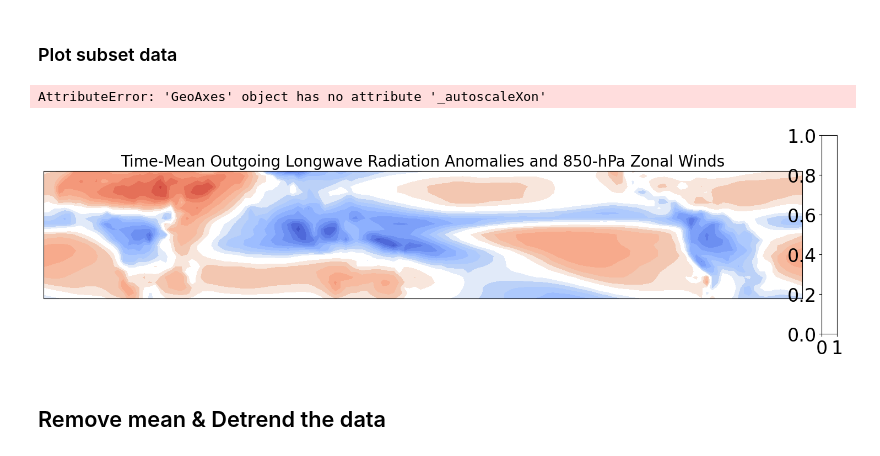
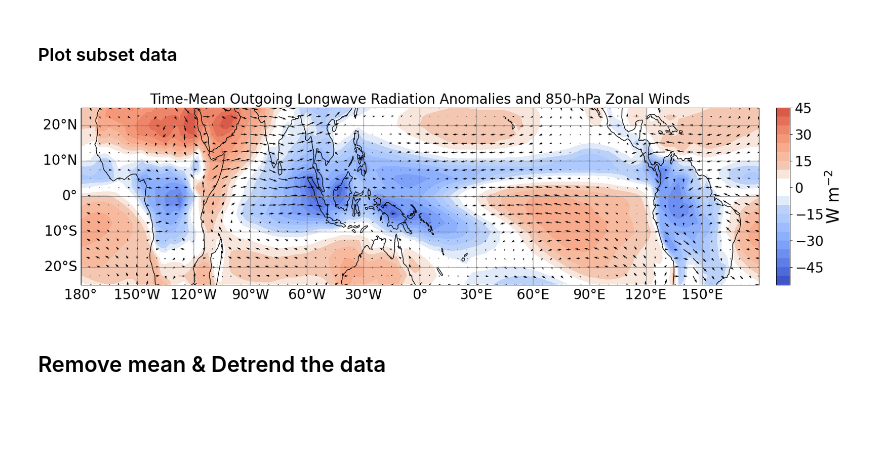
Before and after one commit to spencer-ressel/thesis-work, a Jupyter notebook: python/mjo_data_analysis/mjo_compositing.ipynb, the cells around one changed output. Cells and saved outputs as stored; diff of their text form; code cells hidden in the pictures; blank space fills up the shorter version.

```diff
--- a/python/mjo_data_analysis/mjo_compositing.ipynb
+++ b/python/mjo_data_analysis/mjo_compositing.ipynb
@@ -161,20 +174,24 @@ Detrend the data, remove the annual cycle and the first three harmonics (seasona
 ## Subset Data
 Specifically select the data from times of interest and from tropical latitudes
 # %%
+logger.info("Subset variables")
 variables_subset = {}
-
 for variable in variables_dict:
-    if variable != 'precipitation':
+    logger.info(f"    {variable}...")
+    if variable != 'Precipitation':
         variables_subset[variable] = variables_dict[variable].copy(deep=True)
         variables_subset[variable] = variables_dict[variable].sel(
             time=slice(TIME_MIN, TIME_MAX),
             lat=slice(LATITUDE_SOUTH, LATITUDE_NORTH)
         )
 
-variables_subset['precipitation'] = variables_dict['precipitation'].copy(deep=True).sel(
-    time=slice('1999-01-01T00:00:00.000000000', '2018-12-31T00:00:00.000000000'),
-    lat=slice(LATITUDE_SOUTH, LATITUDE_NORTH)
-)
+if 'Precipitation' in variables_dict:
+    variables_subset['Precipitation'] = variables_dict['Precipitation'].copy(deep=True).sel(
+        time=slice('1999-01-01T00:00:00.000000000', '2018-12-31T00:00:00.000000000'),
+        lat=slice(LATITUDE_SOUTH, LATITUDE_NORTH)
+    )
 
 latitude = latitude.sel(lat=slice(LATITUDE_SOUTH, LATITUDE_NORTH))
 time = time.sel(time=slice(TIME_MIN, TIME_MAX))
+
+logger.info("Finished")
@@ -189,13 +206,13 @@ def calculate_anomalies(variable):
 output_directory = "output/mjo-compositing/"
 plt.style.use('default')
 plt.rcParams.update({'font.size':24})
-cmap_modified = mjo.modified_colormap('coolwarm', 'white', 0.1, 0.1)
+cmap_modified = modified_colormap('coolwarm', 'white', 0.1, 0.1)
 # cmap_modified = 'BrBG'
 coastline_width = 1
 
-outgoing_longwave_radiation_anomalies = calculate_anomalies(variables_subset['outgoing longwave radiation'])
-lower_level_zonal_wind_anomalies = calculate_anomalies(variables_subset['lower level zonal wind'])
-lower_level_meridional_wind_anomalies = calculate_anomalies(variables_subset['lower level meridional wind'])
+outgoing_longwave_radiation_anomalies = variables_subset['Outgoing Longwave Radiation'].stats.standardize(dim=['lat', 'lon'])
+lower_level_zonal_wind_anomalies = variables_subset['Lower Level Zonal Wind'].stats.standardize(dim=['lat', 'lon'])
+lower_level_meridional_wind_anomalies = variables_subset['Lower Level Meridional Wind'].stats.standardize(dim=['lat', 'lon'])
 
 fig = plt.figure(figsize=(16,4))
 gs = GridSpec(1, 2, width_ratios=[1, 0.02], figure=fig)
@@ -212,16 +229,16 @@ cb_ax = fig.add_subplot(gs[1])
 ax.set_title(f"Time-Mean Outgoing Longwave Radiation Anomalies and 850-hPa Zonal Winds", fontsize=20)
 
 # Add cyclic point
-cdata, clon = cutil.add_cyclic_point(
-    outgoing_longwave_radiation_anomalies.mean(dim='time'),
-    coord=outgoing_longwave_radiation_anomalies.lon
+cdata = xarray_utils.add_cyclic_point(
+    outgoing_longwave_radiation_anomalies,
+    dim='lon'
 )
 
 # Plot data
 im = ax.contourf(
-    clon,
-    outgoing_longwave_radiation_anomalies.lat,
-    cdata,
+    cdata.lon,
+    cdata.lat,
+    cdata.mean(dim='time'),
     transform=data_crs,
     cmap=cmap_modified,
     norm=mcolors.CenteredNorm(),
@@ -244,38 +261,35 @@ ax.quiver(
     transform=data_crs
 )
 
 ax.set_aspect('auto')
 ax.set_xlabel('')
 # ax.set_global()
 ax.add_feature(cf.COASTLINE, lw=coastline_width)
 
 gl = ax.gridlines(
     crs=proj,
     draw_labels=True,
     linewidth=1,
     color="gray",
     alpha=0.75,
     linestyle="-",
     zorder=15
 
 )
-
 gl.right_labels = False
 gl.top_labels = False
-# gl.xlocator = mticker.FixedLocator(np.arange(0,360,30))
-gl.xlocator = mticker.FixedLocator([30,60,90])
+gl.xlocator = mticker.FixedLocator(np.arange(-180,180,30))
 # gl.xlocator = LongitudeLocator(30)
 gl.xformatter = LongitudeFormatter()
 gl.xlabel_style = {'fontsize':20}
 gl.ylocator = mticker.FixedLocator(np.arange(-40,40,10))
 gl.yformatter = LatitudeFormatter()
 gl.ylabel_style = {'fontsize':20}
 
 plt.show()
 # plt.savefig(f"{output_directory}/time_mean_OLR_zonal_wind_anomalies.png", dpi=300, bbox_inches='tight')
 # %% [output]
-AttributeError: 'GeoAxes' object has no attribute '_autoscaleXon'
-[figure, old version]
+[figure, new version]
 # %% [markdown]
 ## Remove mean & Detrend the data
 # %%
```
Also changed, not shown: parts of 33 cells of this notebook.
